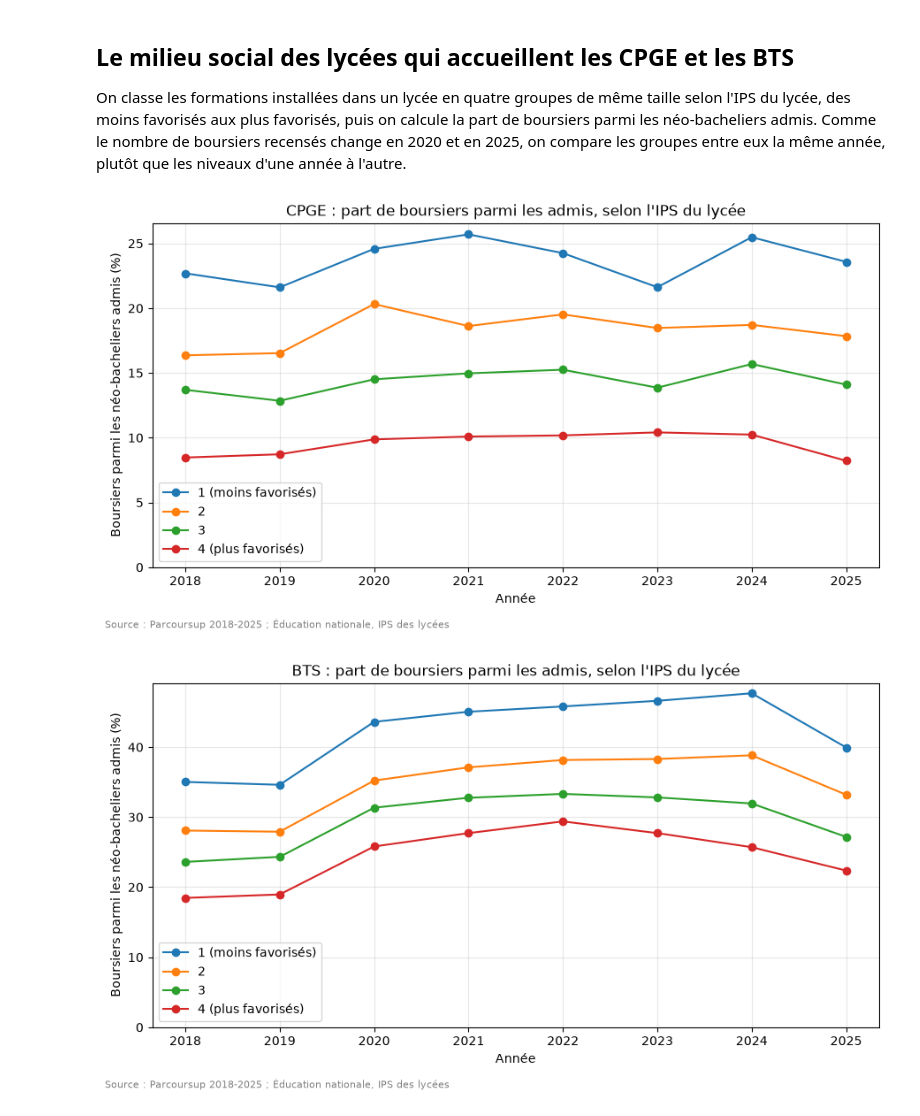
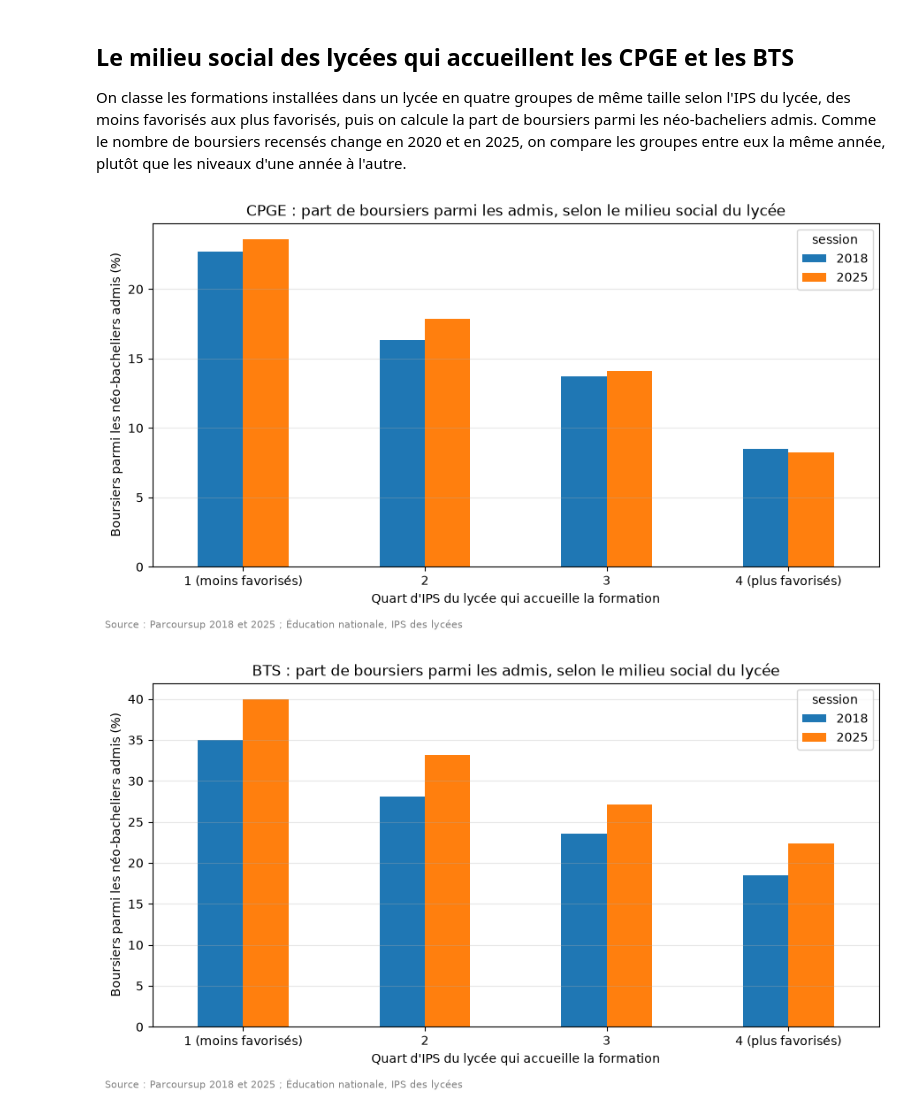
Before and after one commit to Light-star01/python_datascience, a Jupyter notebook: notebooks/rapport.ipynb, the cells around one changed output. Saved outputs shown, nothing was run; the diff lists cells and outputs as text; code cells hidden in the pictures.

```diff
--- a/notebooks/rapport.ipynb
+++ b/notebooks/rapport.ipynb
@@ -229,14 +245,16 @@ On classe les formations installées dans un lycée en quatre groupes de même t
 # %%
 base = ajouter_tranche_ips(base)
 
 for filiere in ["CPGE", "BTS"]:
     formations = base[base["filiere"] == filiere]
-    par_tranche = boursiers_admis_et_candidats(formations, ["session", "tranche_ips"])
-    courbes(par_tranche["part_admis"].unstack(),
-            titre=f"{filiere} : part de boursiers parmi les admis, selon l'IPS du lycée",
-            axe_y="Boursiers parmi les néo-bacheliers admis (%)",
-            source="Parcoursup 2018-2025 ; Éducation nationale, IPS des lycées")
+    # Une ligne par quart d'IPS, une colonne par session : on garde 2018 et 2025
+    part = boursiers_admis_et_candidats(formations, ["tranche_ips", "session"])["part_admis"].unstack()
+    part.index.name = "Quart d'IPS du lycée qui accueille la formation"
+    barres(part[[2018, 2025]],
+           titre=f"{filiere} : part de boursiers parmi les admis, selon le milieu social du lycée",
+           axe_y="Boursiers parmi les néo-bacheliers admis (%)",
+           source="Parcoursup 2018 et 2025 ; Éducation nationale, IPS des lycées")
 # %% [output]
-[figure, old version]
+[figure, new version]
-[figure, old version]
+[figure, new version]
 # %% [markdown]
```
Also changed, not shown: parts of 5 cells of this notebook, 3 other files.
